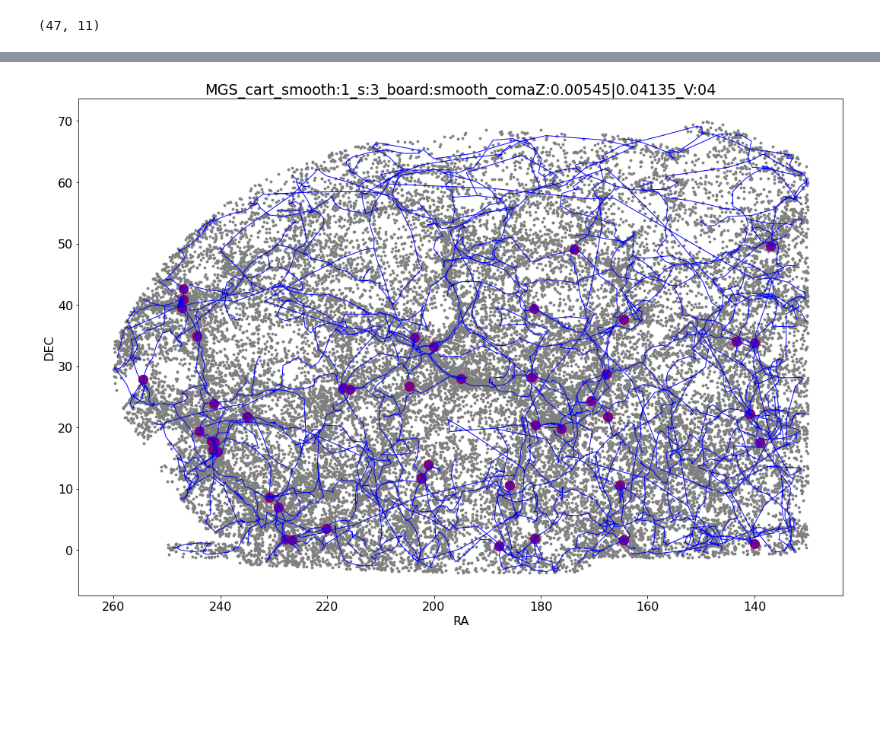
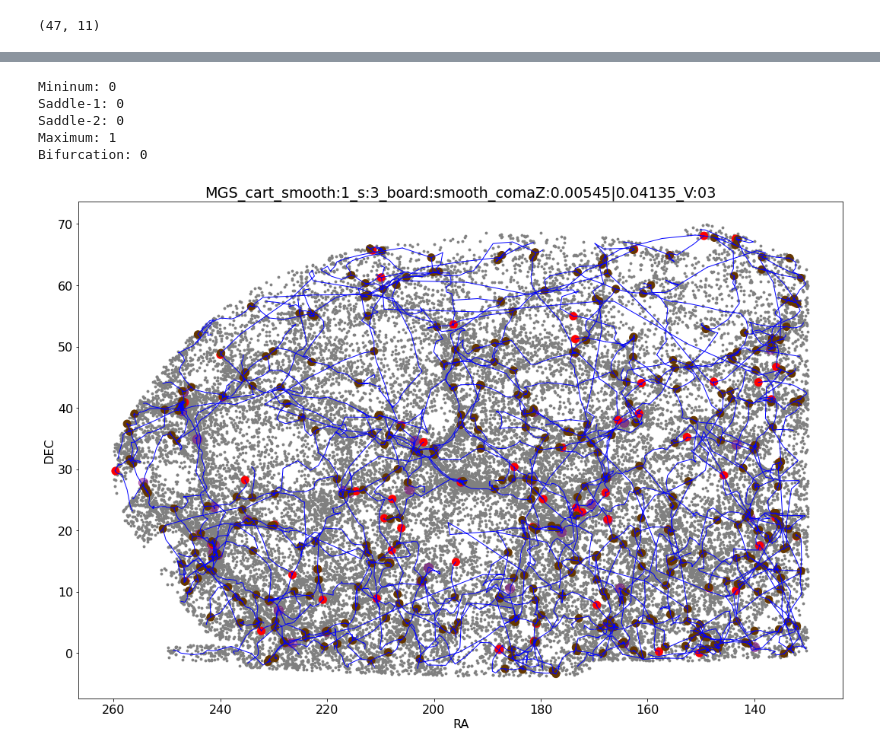
Before and after one commit to SVasi1yev/MSU_filaments_seg, a Jupyter notebook: disperse_MGS_coma_cart.ipynb, the cells around one changed output, grey strips where cells are left out. Saved outputs shown, nothing was run; the diff lists cells and outputs as text; code cells hidden in the pictures; blank space fills up the shorter version.

```diff
--- a/disperse_MGS_coma_cart.ipynb
+++ b/disperse_MGS_coma_cart.ipynb
@@ -152,5 +350,5 @@ coma
 # %%
-file_name = 'MGS_coma_cart_ascii.txt'
+file_name = 'MGS_coma_ascii.txt'
 with open(file_name, 'w') as coma_f:
     coma_f.write('# px py pz\n')
     for i in range(coma.shape[0]):
@@ -275,2 +537,2 @@ def read_skl_ascii_cart(file_name):
 # %%
-cps, fils = read_skl_ascii_cart(f'{file_name}.NDnet_s{SIGMA}.up.NDskl.BRK.a.NDskl')
+cps, fils = read_skl_ascii_RaDecZ(f'{file_name}.NDnet_s{SIGMA}.up.NDskl.BRK.RaDecZ.a.NDskl')
@@ -276,0 +570,6 @@ cps, fils = read_skl_ascii_cart(f'{file_name}.NDnet_s{SIGMA}.up.NDskl.BRK.a.NDsk
+# %%
+maxs = []
+for cp in cps:
+#     if cp['type'] == 3 or cp['type'] == 4:
+    maxs.append(cp.copy())
+maxs = sorted(maxs, key=lambda x: -x['value'])
@@ -477,3 +862,24 @@ clusters
+# %%
+coma_name = 'MCXC J1259.7+2756'
+coma_info = clusters[clusters.name == coma_name]
+coma_cx, coma_cy, coma_cz = tuple(coma_info[['CX', 'CY', 'CZ']].values[0])
+v_r = 2.86
+counts = {0: 0, 1: 0, 2: 0, 3: 0, 4: 0}
+for cp in cps:
+    if dist(coma_cx, coma_cy, coma_cz,
+           cp['CX'], cp['CY'], cp['CZ']) <= v_r:
+        counts[cp['type']] += 1
+print(f'Mininum: {counts[0]}')
+print(f'Saddle-1: {counts[1]}')
+print(f'Saddle-2: {counts[2]}')
+print(f'Maximum: {counts[3]}')
+print(f'Bifurcation: {counts[4]}')
+# %% [output]
+Mininum: 0
+Saddle-1: 0
+Saddle-2: 0
+Maximum: 1
+Bifurcation: 0
 # %%
 %matplotlib inline
 
@@ -483,37 +889,40 @@ fig = plt.figure(figsize=(18, 12))
 
 plt.scatter(coma['RA'], coma['DEC'], c='grey', s=8)
 
+plt.scatter(clusters['RA'], clusters['DEC'], color='purple', s=150, alpha=0.5)
+
 d = {4: 'xkcd:brown', 3: 'red', 2: 'green', 1: 'orange', 0: 'blue'}
 x = []
 y = []
 c = []
 for cp in cps:
+    if cp['type'] != 3 and cp['type'] != 4:
+        continue
     x.append(cp['RA'])
     y.append(cp['DEC'])
     c.append(d[cp['type']])
-# plt.scatter(x, y, c=c, s=100)
+# print(len(x))
+plt.scatter(x, y, c=c, s=100)
 
 for fil in tqdm(fils):
 #     if fil['count'] == 0:
 #         continue
     points = fil['sample_points']
     x = []
     y = []
     for i in range(len(points)):
         x.append(points[i]['RA'])
         y.append(points[i]['DEC'])
     plt.plot(x, y, 'b', linewidth=1)
 
-plt.scatter(clusters['RA'], clusters['DEC'], color='purple', s=150, alpha=1)
-
 ax = fig.get_axes()
 ax[0].invert_xaxis()
 plt.xlabel('RA')
 plt.ylabel('DEC')
 plt.title(f'MGS_cart_smooth:{SMOOTH}_s:{SIGMA}_board:{BOARD}_comaZ:{coma_z_int[0]}|{coma_z_int[1]}_V:{VERSION}')
 plt.savefig(f'MGS_cart_smooth:{SMOOTH}_s:{SIGMA}_board:{BOARD}_comaZ:{coma_z_int[0]}|{coma_z_int[1]}_V:{VERSION}', format='jpg')
 # %% [output]
-[figure, old version]
+[figure, new version]
 # %%
 %matplotlib widget
 # import matplotlib.pyplot as plt
```
Also changed, not shown: parts of 52 cells of this notebook, 3 other files.
